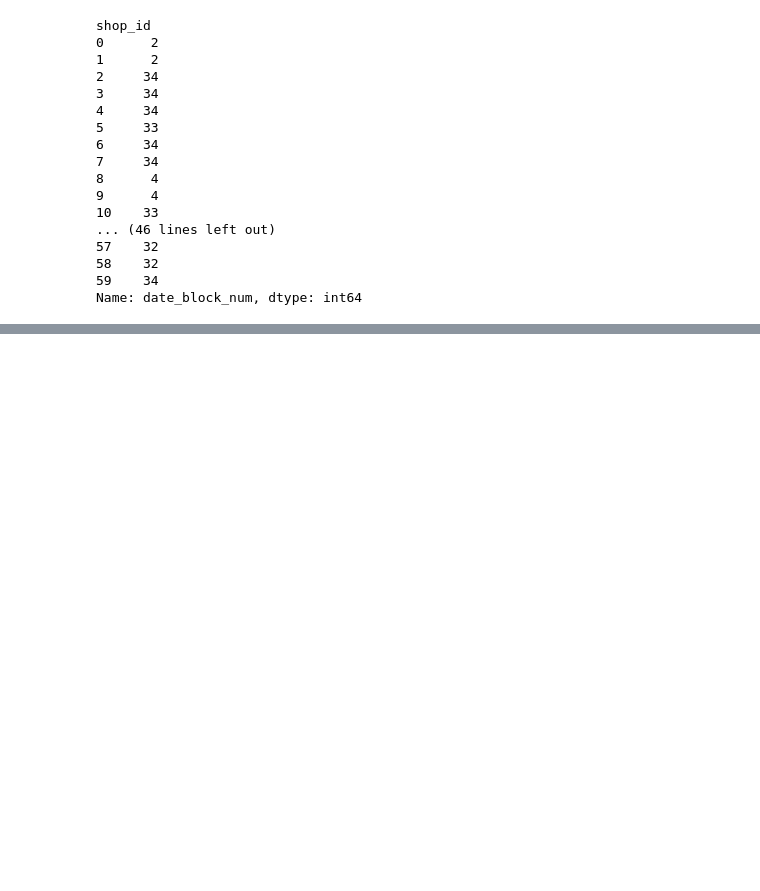
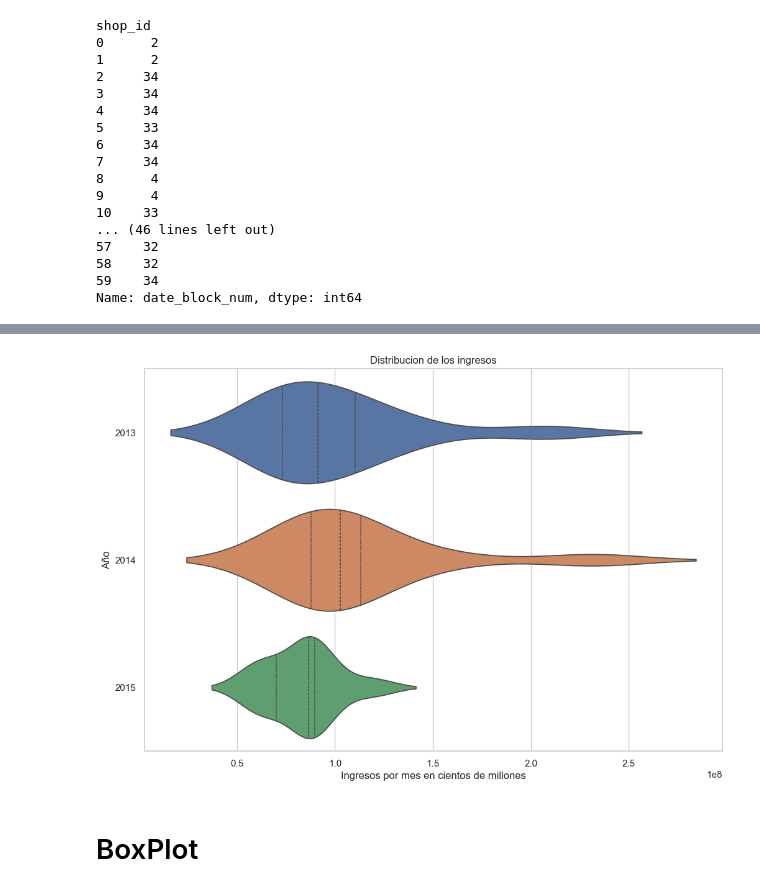
Before and after one commit to agpelliciari/TP2-Organizacion-De-Datos, a Jupyter notebook: TP2.ipynb, the cells around one changed output, grey strips where cells are left out. Drawn from its saved outputs; the diff is of its cells as text; code cells hidden in the pictures; blank space fills up the shorter version.

```diff
--- a/TP2.ipynb
+++ b/TP2.ipynb
@@ -263,0 +288,9 @@ plt.show()
+# %%
+# Límites de los intervalos: <30, 30-90, 90-180, >180
+bins = [0, 12, 24, 34]
+
+# Definir las etiquetas para los intervalos
+labels = ['2013', '2014', '2015']
+
+# Agrupar los datos por la columna 'purchase_lead' en los intervalos especificados
+sales_red['anio'] = pd.cut(sales_red['date_block_num'], bins=bins, labels=labels, right=False)
@@ -263,0 +317,16 @@ plt.show()
+# %%
+plt.figure(figsize=(12, 8))
+
+sns.violinplot(data=sales_red, x="income_per_day", y="anio", hue="anio", inner="quart")
+
+plt.title('Distribucion de los ingresos')
+
+plt.xlabel('Ingresos por mes en cientos de millones')
+
+plt.ylabel('Año')
+
+plt.show()
+# %% [output]
+[figure, added]
+# %% [markdown]
+# BoxPlot
```
Also changed, not shown: parts of 34 cells of this notebook, 5 other files.
